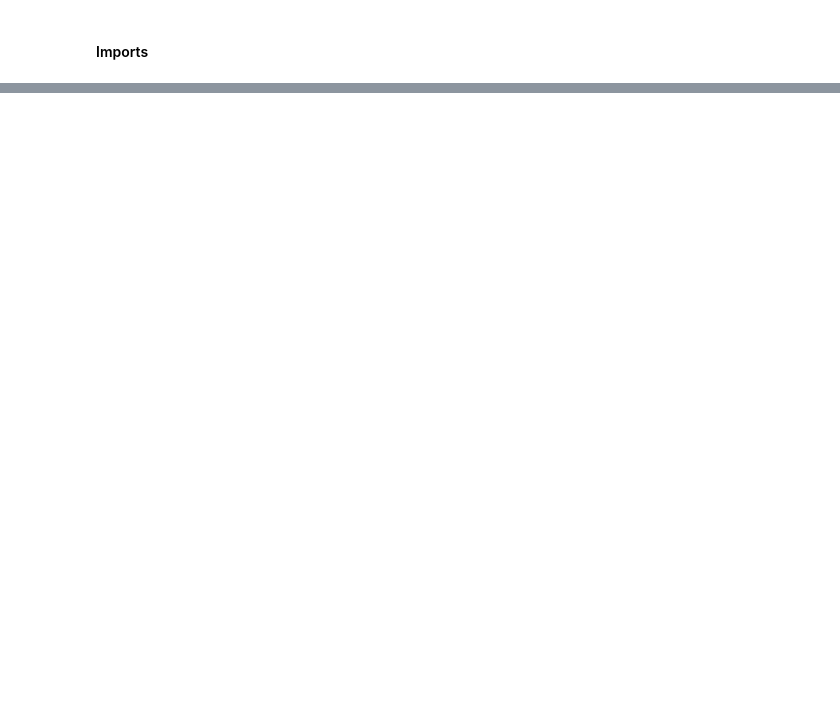
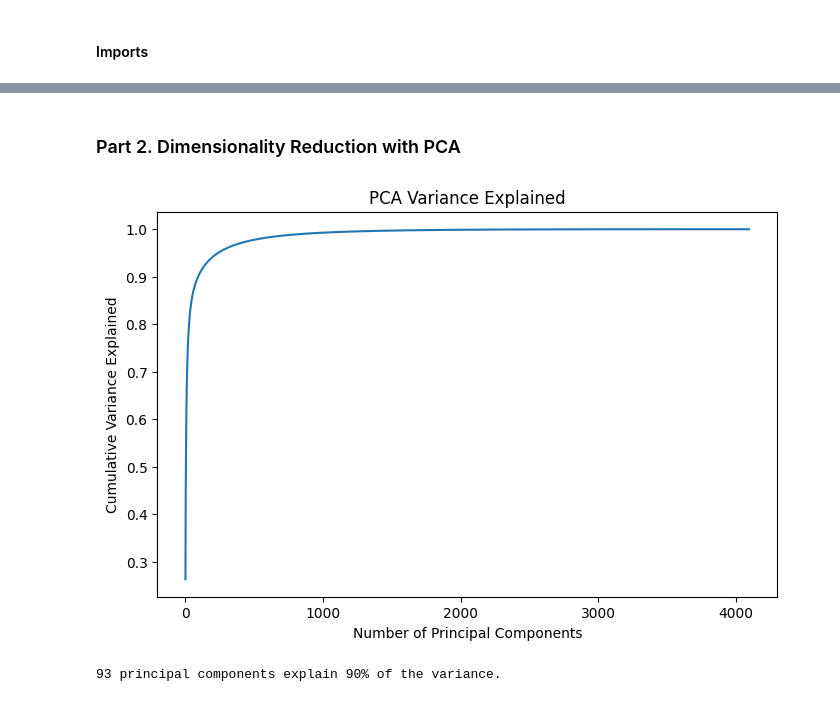
Before and after one commit to topazand/10701-project, a Jupyter notebook: 1_Linear_and_Tree_methods.ipynb, the cells around one changed output, grey strips where cells are left out. Saved outputs shown, nothing was run; the diff lists cells and outputs as text; code cells hidden in the pictures; blank space fills up the shorter version.

```diff
--- a/1_Linear_and_Tree_methods.ipynb
+++ b/1_Linear_and_Tree_methods.ipynb
@@ -39,0 +149,23 @@ from models import LinearModel, RegularizedLinearModel
+# %% [markdown]
+### Part 2. Dimensionality Reduction with PCA
+# %%
+PCA_model = PCA()
+PCA_model.fit(np.array(train_data))
+var_explained = PCA_model.var_explained()
+# %%
+plt.figure(figsize=(8, 5))
+plt.plot(np.cumsum(var_explained))
+plt.xlabel("Number of Principal Components")
+plt.ylabel("Cumulative Variance Explained")
+plt.title("PCA Variance Explained")
+plt.show()
+# %% [output]
+[figure, added]
+# %%
+p = np.argmax(np.cumsum(var_explained) >= 0.9) + 1
+print(f"{p} principal components explain 90% of the variance.")
+PCA_model.select(p)
+train_data_pca = PCA_model.transform(np.array(train_data))
+test_data_pca = PCA_model.transform(np.array(test_data))
+# %% [output]
+93 principal components explain 90% of the variance.
```
Also changed, not shown: parts of 27 cells of this notebook, 7 other files.
